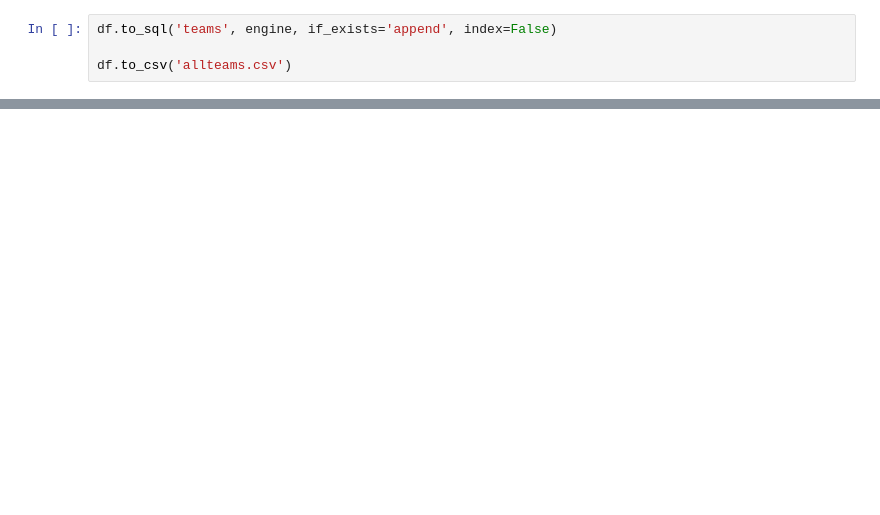
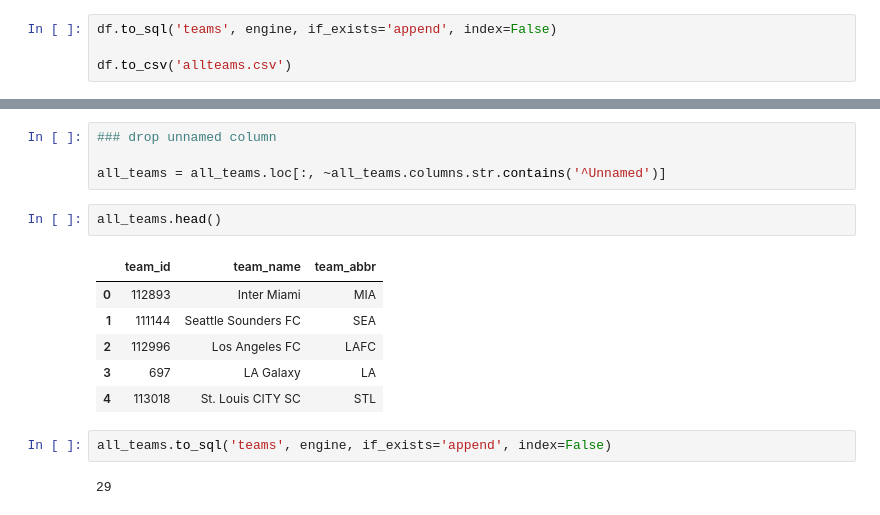
Before and after one commit to diffeyn/MLS, a Jupyter notebook: data/db_save/teams_save.ipynb, the cells around one changed output, grey strips where cells are left out. Saved outputs shown, nothing was run; the diff lists cells and outputs as text; blank space fills up the shorter version.

```diff
--- a/data/db_save/teams_save.ipynb
+++ b/data/db_save/teams_save.ipynb
@@ -117,0 +129,17 @@ df.to_csv('allteams.csv')
+# %%
+### drop unnamed column
+
+all_teams = all_teams.loc[:, ~all_teams.columns.str.contains('^Unnamed')]
+# %%
+all_teams.head()
+# %% [output]
+|  | team_id | team_name | team_abbr |
+| 0 | 112893 | Inter Miami | MIA |
+| 1 | 111144 | Seattle Sounders FC | SEA |
+| 2 | 112996 | Los Angeles FC | LAFC |
+| 3 | 697 | LA Galaxy | LA |
+| 4 | 113018 | St. Louis CITY SC | STL |
+# %%
+all_teams.to_sql('teams', engine, if_exists='append', index=False)
+# %% [output]
+29
```
Also changed, not shown: parts of 3 cells of this notebook, 5 other files.
